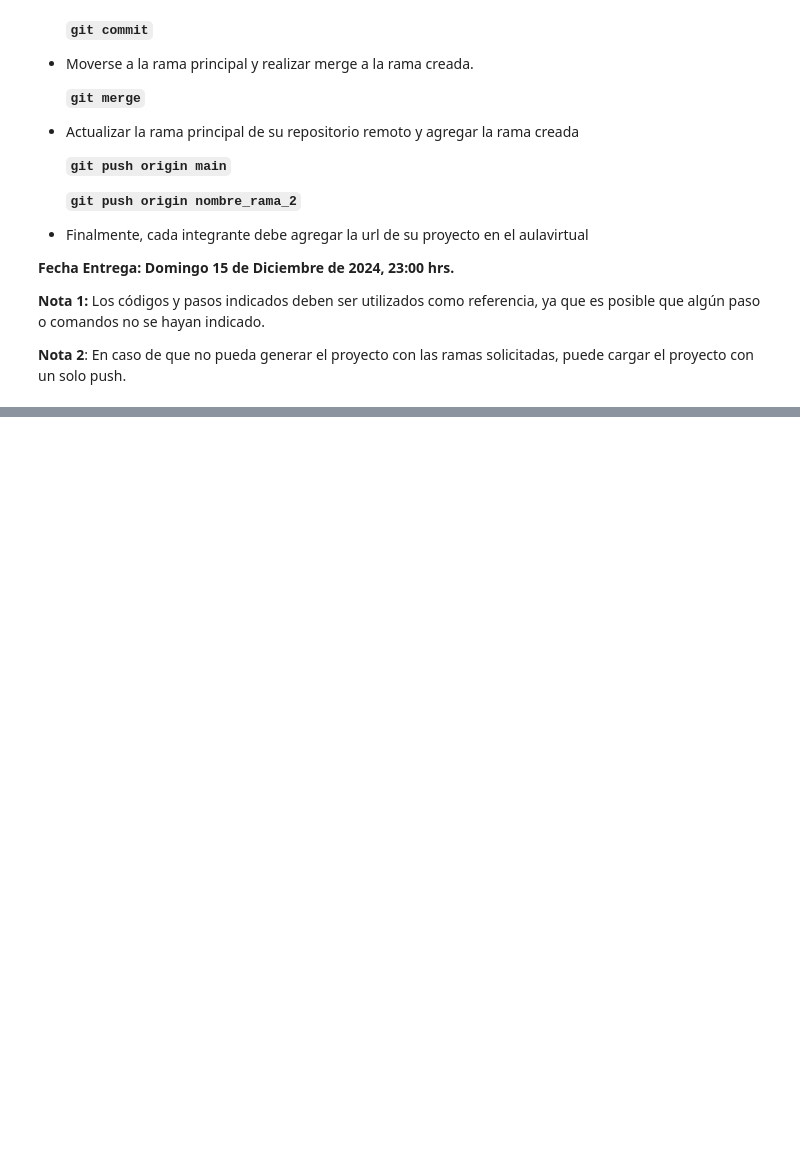
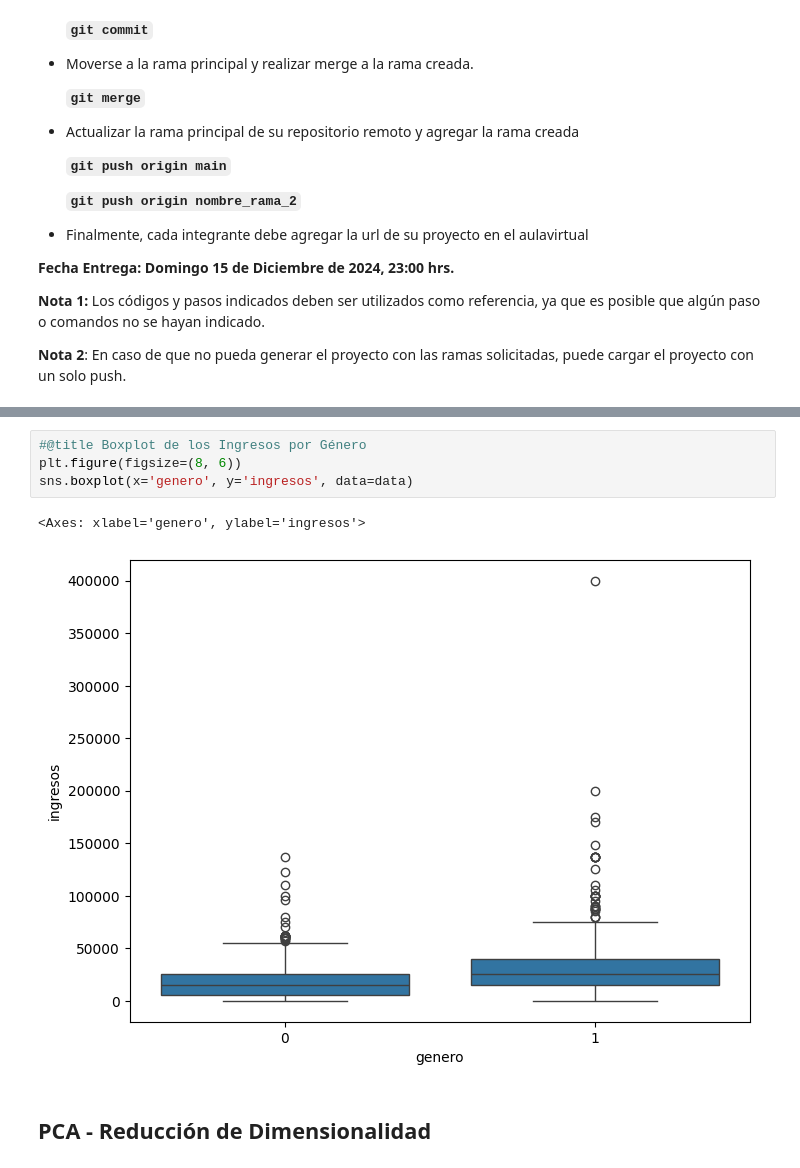
Before and after one commit to lmeneses7/Final_Examen, a Jupyter notebook: Examen_final.ipynb, the cells around one changed output, grey strips where cells are left out. Saved outputs shown, nothing was run; the diff lists cells and outputs as text; blank space fills up the shorter version.

```diff
--- a/Examen_final.ipynb
+++ b/Examen_final.ipynb
@@ -119,0 +204,9 @@ Debe guardar su proyecto y agregar el archivo a Git y comentarlo.
+# %%
+#@title Boxplot de los Ingresos por Género
+plt.figure(figsize=(8, 6))
+sns.boxplot(x='genero', y='ingresos', data=data)
+# %% [output]
+<Axes: xlabel='genero', ylabel='ingresos'>
+[figure, added]
+# %% [markdown]
+## **PCA - Reducción de Dimensionalidad**
```
Also changed, not shown: parts of 19 cells of this notebook.
